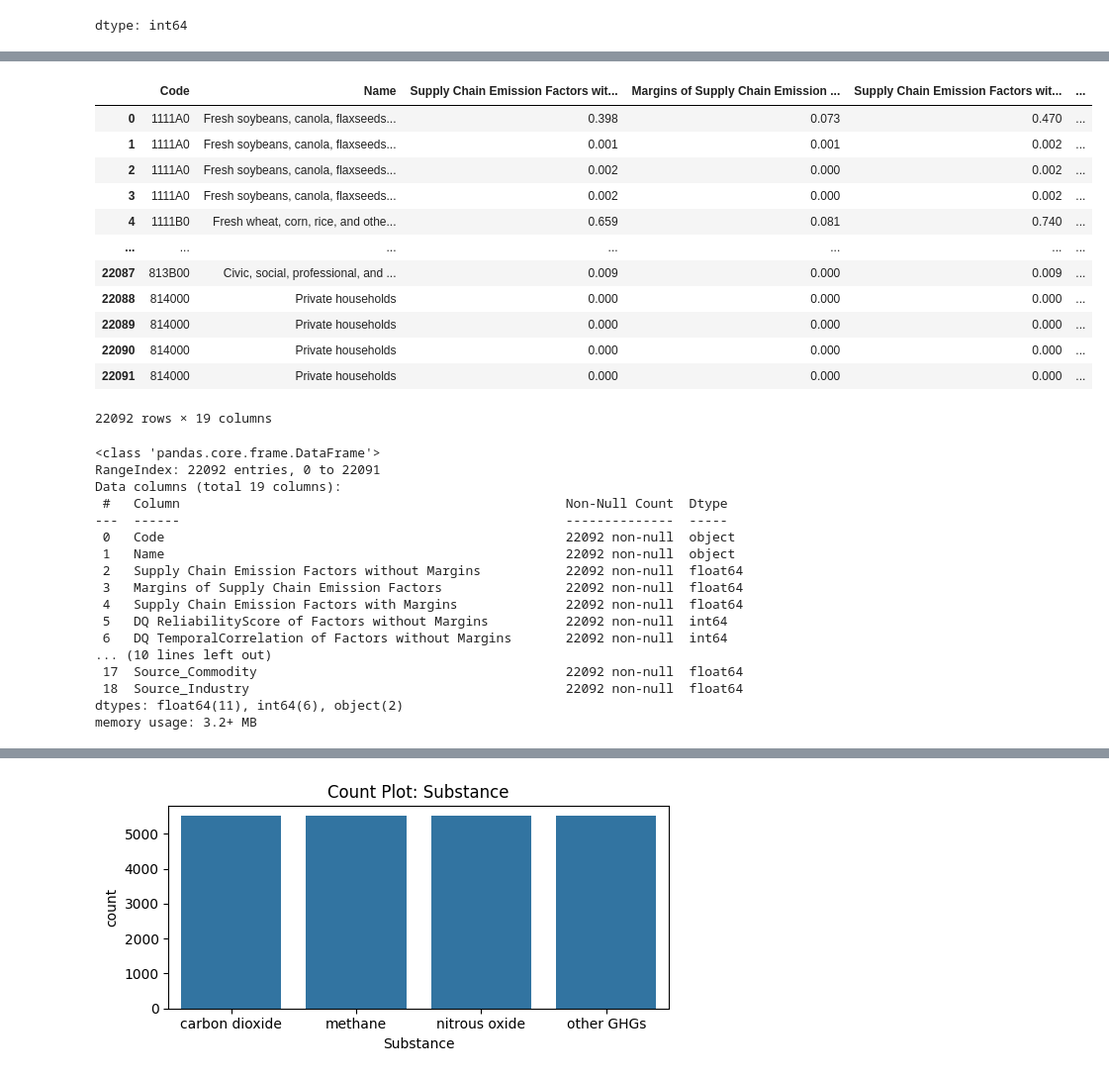
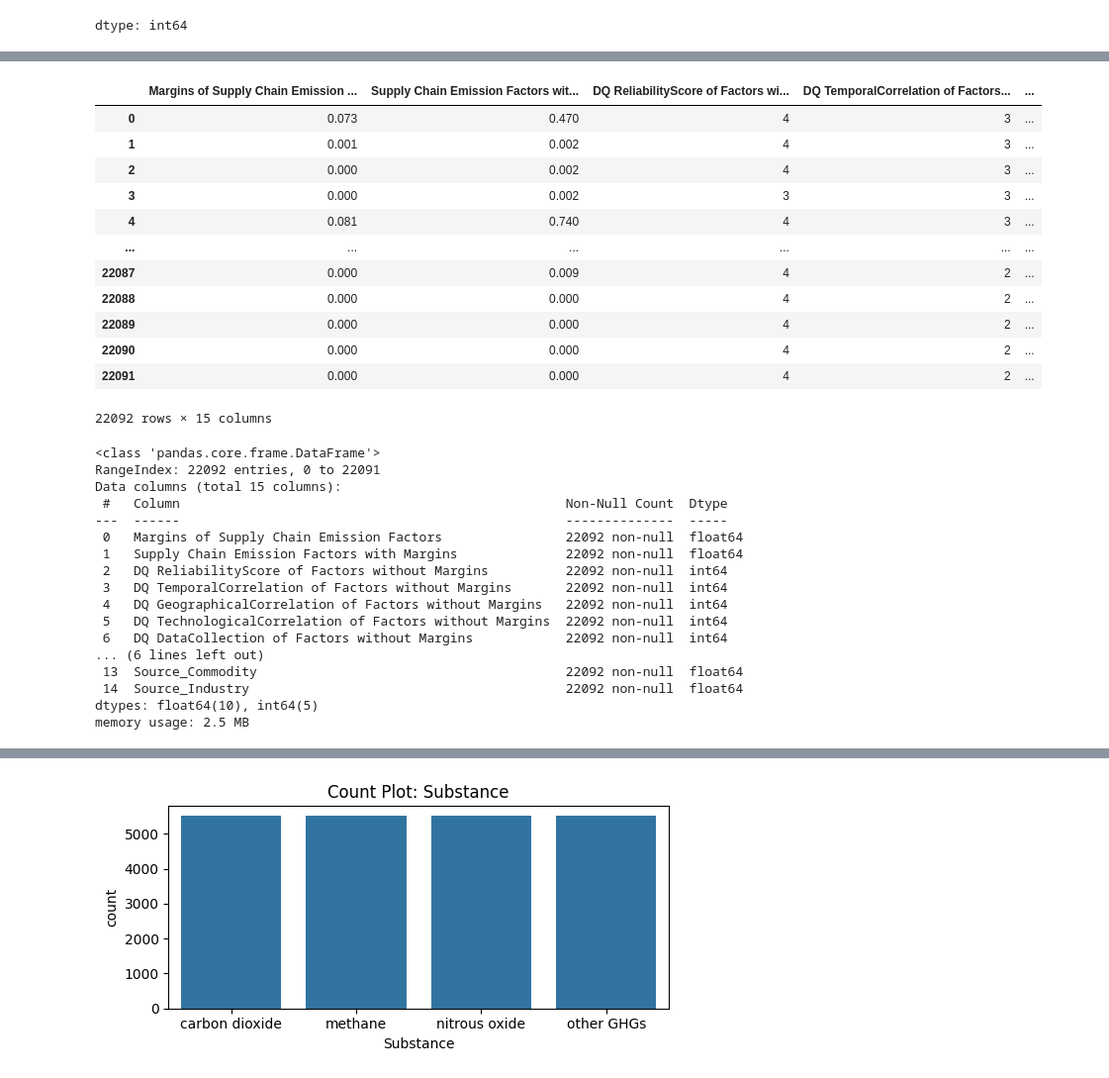
Before and after one commit to sinhasurapto/Shell_AI_GHG_Emission_Prediction, a Jupyter notebook: GHGEmissionPrediction.ipynb, the cells around one changed output, grey strips where cells are left out. Shown at 99% size. Saved outputs shown, nothing was run; the diff lists cells and outputs as text; code cells hidden in the pictures.

```diff
--- a/GHGEmissionPrediction.ipynb
+++ b/GHGEmissionPrediction.ipynb
@@ -245,0 +354,4 @@ dtype: int64
+# %%
+# Drop the columns that are not required
+df.drop(['Code', 'Name', 'Year'], inplace=True, axis=1)
+df.columns
@@ -246,51 +368,55 @@ dtype: int64
 # %%
 # Categorical columns
 categorical_columns = ['Substance', 'Unit', 'Source']
+# %%
+# Input and output data
+x = df.drop('Supply Chain Emission Factors without Margins', axis=1)
+y = df['Supply Chain Emission Factors without Margins']
 # %%
 # Initialize the One Hot Encoder
 from sklearn.preprocessing import OneHotEncoder
 encoder = OneHotEncoder(sparse_output=False)
 
 # Fit and transform the encoder
-one_hot_encoded = encoder.fit_transform(df[categorical_columns])
+one_hot_encoded = encoder.fit_transform(x[categorical_columns])
 one_hot_df = pd.DataFrame(one_hot_encoded,
                           columns=encoder.get_feature_names_out(categorical_columns))
 
 # Applying the encoder
-df_ohe = pd.concat([df.drop(categorical_columns, axis=1), one_hot_df], axis=1)
-df_ohe
+x_ohe = pd.concat([x.drop(categorical_columns, axis=1), one_hot_df], axis=1)
+x_ohe
 # %% [output]
-|  | Code | Name | Supply Chain Emission Factors wit... | Margins of Supply Chain Emission ... | Supply Chain Emission Factors wit... | ... |
-| 0 | 1111A0 | Fresh soybeans, canola, flaxseeds... | 0.398 | 0.073 | 0.470 | ... |
-| 1 | 1111A0 | Fresh soybeans, canola, flaxseeds... | 0.001 | 0.001 | 0.002 | ... |
-| 2 | 1111A0 | Fresh soybeans, canola, flaxseeds... | 0.002 | 0.000 | 0.002 | ... |
-| 3 | 1111A0 | Fresh soybeans, canola, flaxseeds... | 0.002 | 0.000 | 0.002 | ... |
-| 4 | 1111B0 | Fresh wheat, corn, rice, and othe... | 0.659 | 0.081 | 0.740 | ... |
-| ... | ... | ... | ... | ... | ... | ... |
-| 22087 | 813B00 | Civic, social, professional, and ... | 0.009 | 0.000 | 0.009 | ... |
-| 22088 | 814000 | Private households | 0.000 | 0.000 | 0.000 | ... |
-| 22089 | 814000 | Private households | 0.000 | 0.000 | 0.000 | ... |
-| 22090 | 814000 | Private households | 0.000 | 0.000 | 0.000 | ... |
-| 22091 | 814000 | Private households | 0.000 | 0.000 | 0.000 | ... |
+|  | Margins of Supply Chain Emission ... | Supply Chain Emission Factors wit... | DQ ReliabilityScore of Factors wi... | DQ TemporalCorrelation of Factors... | ... |
+| 0 | 0.073 | 0.470 | 4 | 3 | ... |
+| 1 | 0.001 | 0.002 | 4 | 3 | ... |
+| 2 | 0.000 | 0.002 | 4 | 3 | ... |
+| 3 | 0.000 | 0.002 | 3 | 3 | ... |
+| 4 | 0.081 | 0.740 | 4 | 3 | ... |
+| ... | ... | ... | ... | ... | ... |
+| 22087 | 0.000 | 0.009 | 4 | 2 | ... |
+| 22088 | 0.000 | 0.000 | 4 | 2 | ... |
+| 22089 | 0.000 | 0.000 | 4 | 2 | ... |
+| 22090 | 0.000 | 0.000 | 4 | 2 | ... |
+| 22091 | 0.000 | 0.000 | 4 | 2 | ... |
-22092 rows × 19 columns
+22092 rows × 15 columns
 # %%
 # Updated features in the dataframe
-df_ohe.info()
+x_ohe.info()
 # %% [output]
 <class 'pandas.core.frame.DataFrame'>
 RangeIndex: 22092 entries, 0 to 22091
-Data columns (total 19 columns):
+Data columns (total 15 columns):
  #   Column                                                  Non-Null Count  Dtype
 ---  ------                                                  --------------  -----
- 0   Code                                                    22092 non-null  object
- 1   Name                                                    22092 non-null  object
- 2   Supply Chain Emission Factors without Margins           22092 non-null  float64
- 3   Margins of Supply Chain Emission Factors                22092 non-null  float64
- 4   Supply Chain Emission Factors with Margins              22092 non-null  float64
- 5   DQ ReliabilityScore of Factors without Margins          22092 non-null  int64
- 6   DQ TemporalCorrelation of Factors without Margins       22092 non-null  int64
-... (10 lines left out)
- 17  Source_Commodity                                        22092 non-null  float64
- 18  Source_Industry                                         22092 non-null  float64
-dtypes: float64(11), int64(6), object(2)
-memory usage: 3.2+ MB
+ 0   Margins of Supply Chain Emission Factors                22092 non-null  float64
+ 1   Supply Chain Emission Factors with Margins              22092 non-null  float64
+ 2   DQ ReliabilityScore of Factors without Margins          22092 non-null  int64
+ 3   DQ TemporalCorrelation of Factors without Margins       22092 non-null  int64
+ 4   DQ GeographicalCorrelation of Factors without Margins   22092 non-null  int64
+ 5   DQ TechnologicalCorrelation of Factors without Margins  22092 non-null  int64
+ 6   DQ DataCollection of Factors without Margins            22092 non-null  int64
+... (6 lines left out)
+ 13  Source_Commodity                                        22092 non-null  float64
+ 14  Source_Industry                                         22092 non-null  float64
+dtypes: float64(10), int64(5)
+memory usage: 2.5 MB
```
Also changed, not shown: parts of 41 cells of this notebook.
